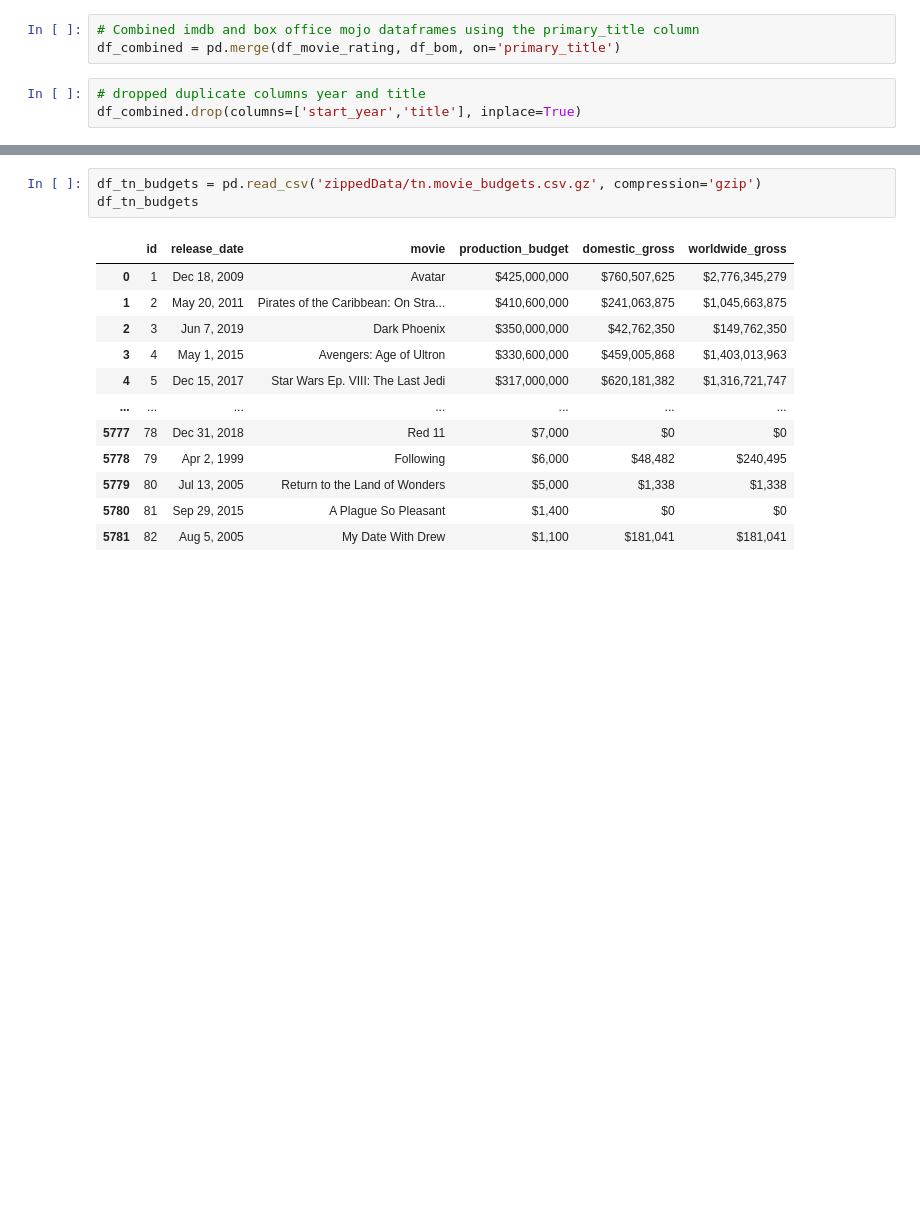
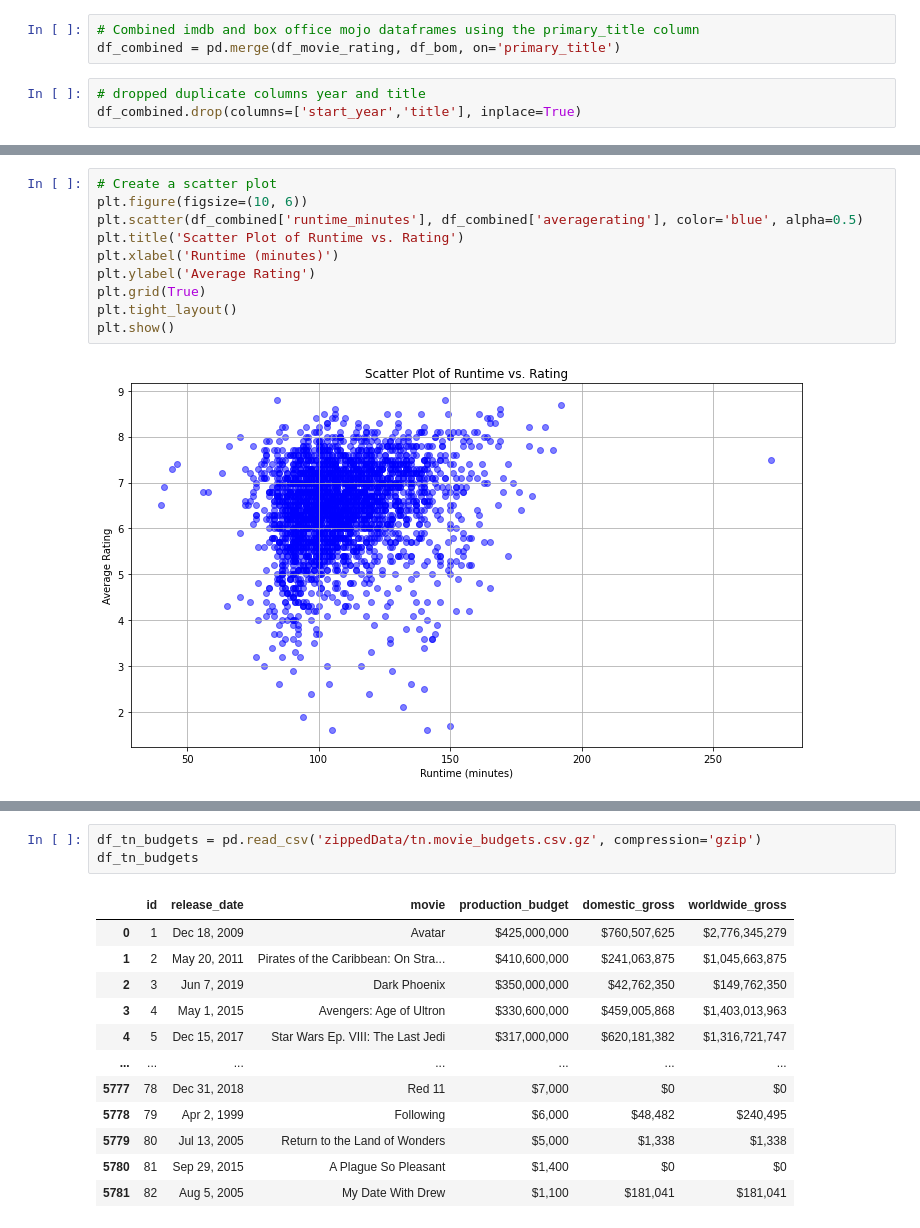
Before and after one commit to jaredlil/Phase_2_Project_Film, a Jupyter notebook: Project 2 - Film Analysis.ipynb, the cells around one changed output, grey strips where cells are left out. Drawn from its saved outputs; the diff is of its cells as text; blank space fills up the shorter version.

```diff
--- a/Project 2 - Film Analysis.ipynb
+++ b/Project 2 - Film Analysis.ipynb
@@ -244,0 +320,12 @@ fig.suptitle("Normal Distribution");
+# %%
+# Create a scatter plot
+plt.figure(figsize=(10, 6))
+plt.scatter(df_combined['runtime_minutes'], df_combined['averagerating'], color='blue', alpha=0.5)
+plt.title('Scatter Plot of Runtime vs. Rating')
+plt.xlabel('Runtime (minutes)')
+plt.ylabel('Average Rating')
+plt.grid(True)
+plt.tight_layout()
+plt.show()
+# %% [output]
+[figure, added]
```
Also changed, not shown: parts of 45 cells of this notebook.
